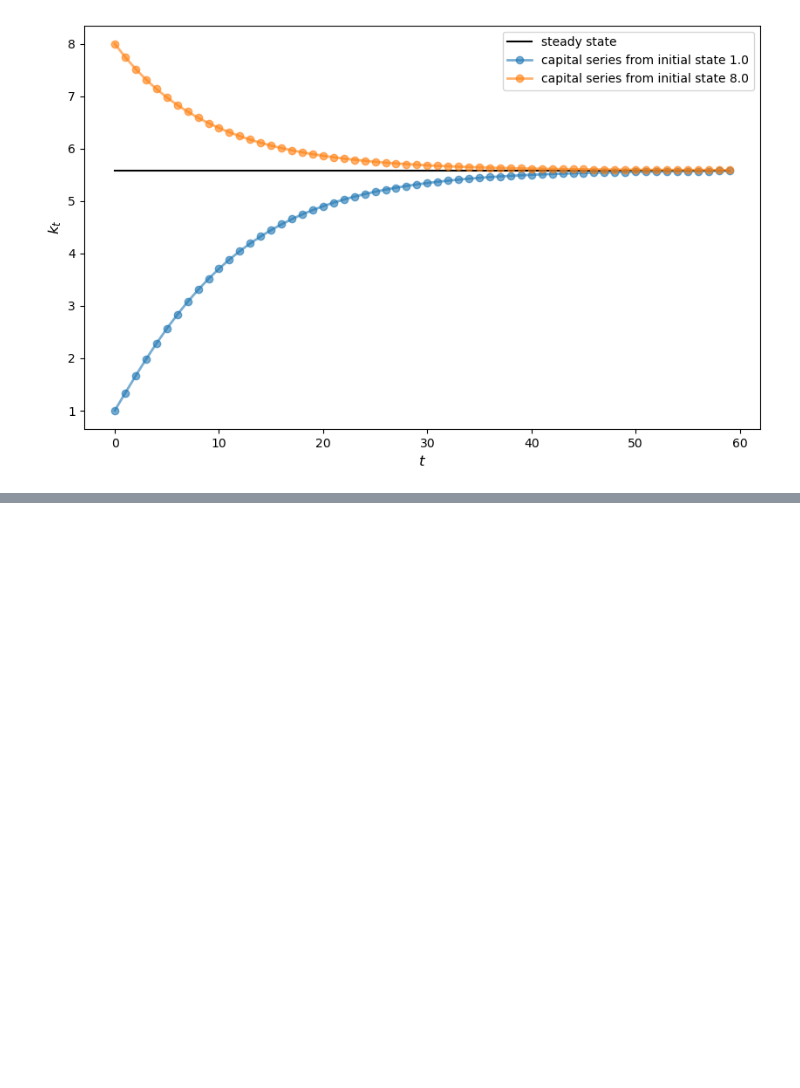
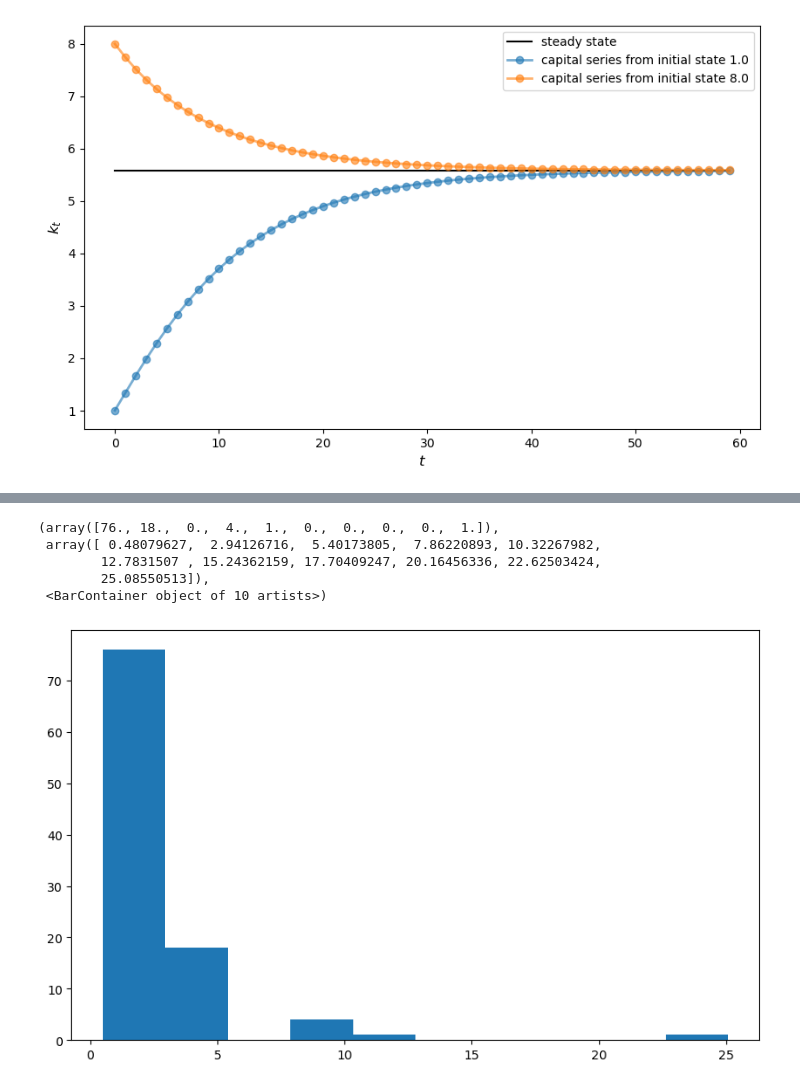
Before and after one commit to SuyongYang/AgentBaseModel, a Jupyter notebook: OOP.ipynb, the cells around one changed output, grey strips where cells are left out. Cells and saved outputs as stored; diff of their text form; code cells hidden in the pictures; blank space fills up the shorter version.

```diff
--- a/OOP.ipynb
+++ b/OOP.ipynb
@@ -2370,0 +2488,9 @@ plt.show()
+# %%
+plt.hist(w)
+# %% [output]
+(array([76., 18.,  0.,  4.,  1.,  0.,  0.,  0.,  0.,  1.]),
+ array([ 0.48079627,  2.94126716,  5.40173805,  7.86220893, 10.32267982,
+        12.7831507 , 15.24362159, 17.70409247, 20.16456336, 22.62503424,
+        25.08550513]),
+ <BarContainer object of 10 artists>)
+[figure, added]
```
Also changed, not shown: parts of 20 cells of this notebook.
